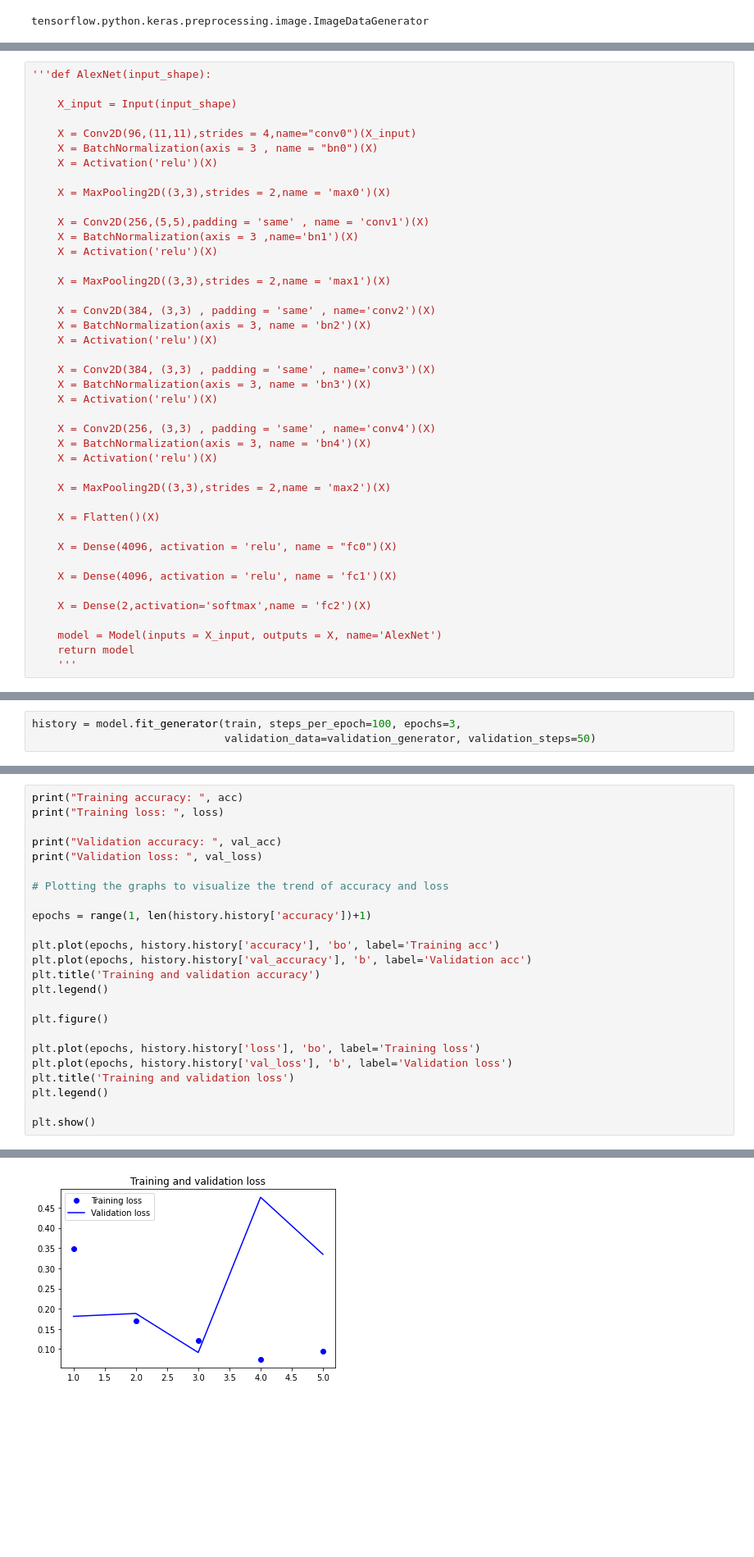
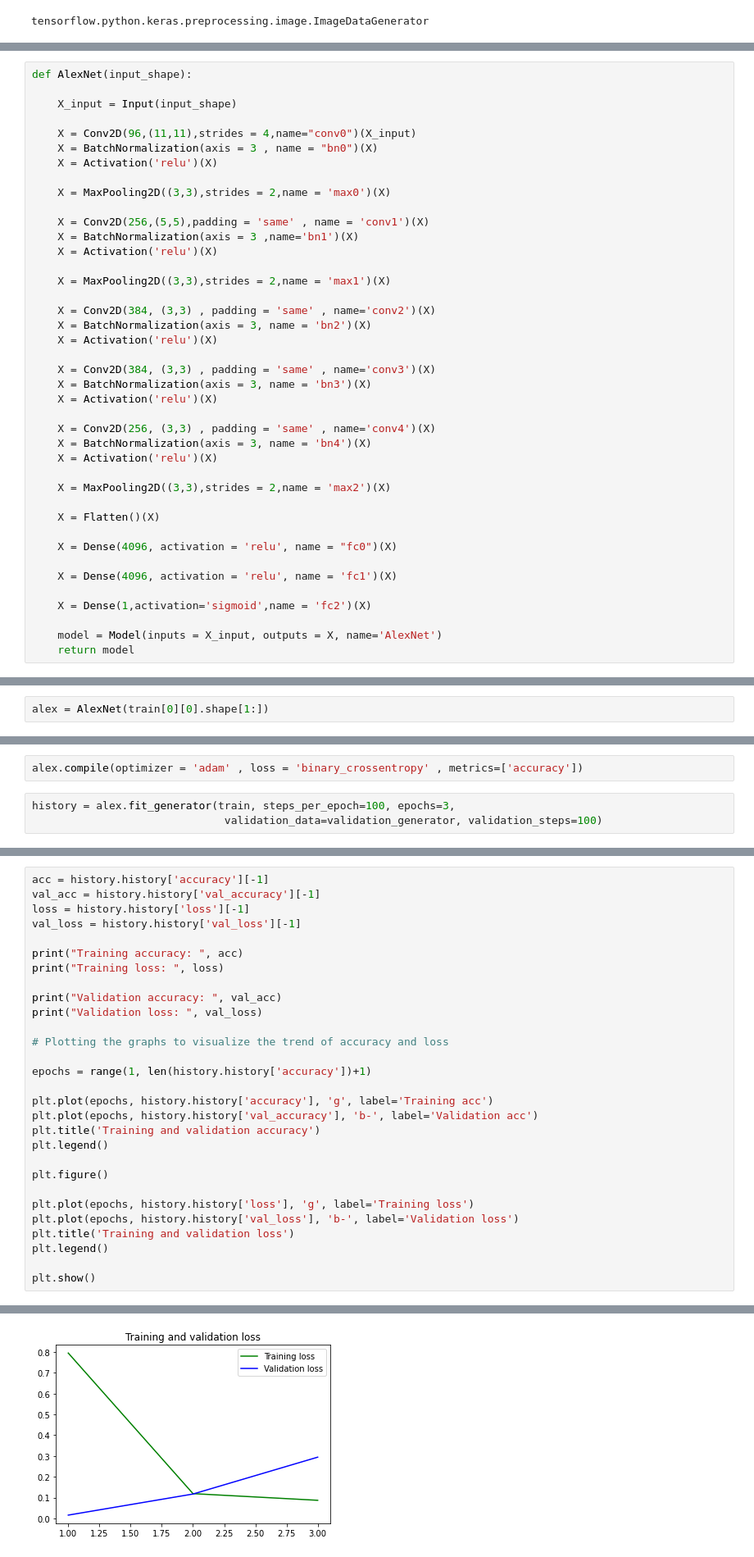
Before and after one commit to hfsuluova/CE888, a Jupyter notebook: Assignment/Assingment_1.ipynb, the cells around one changed output, grey strips where cells are left out. Shown at 82% size. Saved outputs shown, nothing was run; the diff lists cells and outputs as text; blank space fills up the shorter version.

```diff
--- a/Assignment/Assingment_1.ipynb
+++ b/Assignment/Assingment_1.ipynb
@@ -106,5 +84,5 @@ Text(0.5, 1.0, '1.0')
 # %%
-'''def AlexNet(input_shape):
+def AlexNet(input_shape):
 
     X_input = Input(input_shape)
 
@@ -140,8 +118,7 @@ Text(0.5, 1.0, '1.0')
 
     X = Dense(4096, activation = 'relu', name = 'fc1')(X)
 
-    X = Dense(2,activation='softmax',name = 'fc2')(X)
+    X = Dense(1,activation='sigmoid',name = 'fc2')(X)
 
     model = Model(inputs = X_input, outputs = X, name='AlexNet')
     return model
-    '''
@@ -185,0 +125,2 @@ _________________________________________________________________
+# %%
+alex = AlexNet(train[0][0].shape[1:])
@@ -186,5 +147,7 @@ _________________________________________________________________
+# %%
+alex.compile(optimizer = 'adam' , loss = 'binary_crossentropy' , metrics=['accuracy'])
 # %%
-history = model.fit_generator(train, steps_per_epoch=100, epochs=3,
-                              validation_data=validation_generator, validation_steps=50)
+history = alex.fit_generator(train, steps_per_epoch=100, epochs=3,
+                              validation_data=validation_generator, validation_steps=100)
 # %% [output]
 Epoch 1/3
@@ -198,4 +159,9 @@ val_loss = history.history['val_loss'][-1]
 # %%
+acc = history.history['accuracy'][-1]
+val_acc = history.history['val_accuracy'][-1]
+loss = history.history['loss'][-1]
+val_loss = history.history['val_loss'][-1]
+
 print("Training accuracy: ", acc)
 print("Training loss: ", loss)
 
@@ -206,15 +172,15 @@ print("Validation loss: ", val_loss)
 
 epochs = range(1, len(history.history['accuracy'])+1)
 
-plt.plot(epochs, history.history['accuracy'], 'bo', label='Training acc')
-plt.plot(epochs, history.history['val_accuracy'], 'b', label='Validation acc')
+plt.plot(epochs, history.history['accuracy'], 'g', label='Training acc')
+plt.plot(epochs, history.history['val_accuracy'], 'b-', label='Validation acc')
 plt.title('Training and validation accuracy')
 plt.legend()
 
 plt.figure()
 
-plt.plot(epochs, history.history['loss'], 'bo', label='Training loss')
-plt.plot(epochs, history.history['val_loss'], 'b', label='Validation loss')
+plt.plot(epochs, history.history['loss'], 'g', label='Training loss')
+plt.plot(epochs, history.history['val_loss'], 'b-', label='Validation loss')
 plt.title('Training and validation loss')
 plt.legend()
 
@@ -228 +194 @@ Validation loss:  0.3346445560455322
-[figure, old version]
+[figure, new version]
```
Also changed, not shown: parts of 18 cells of this notebook.
